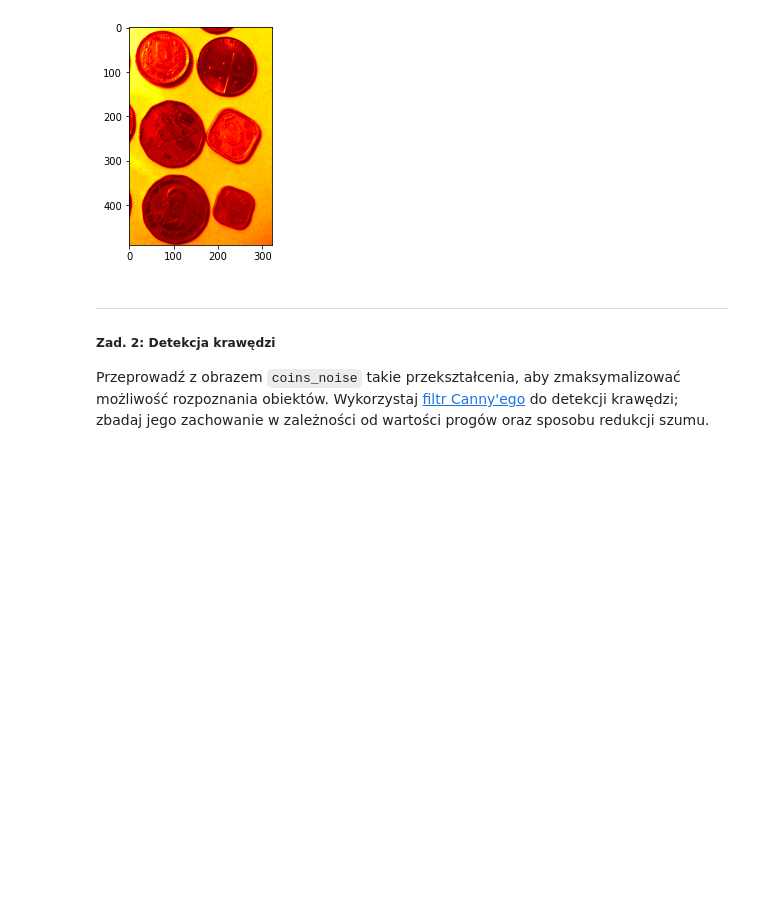
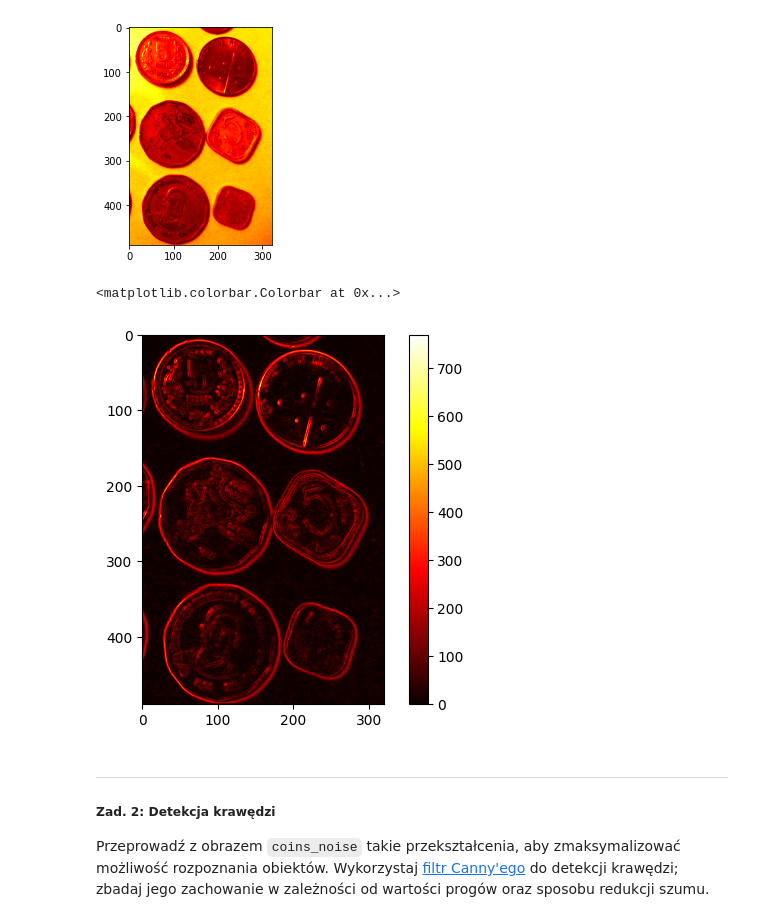
Before and after one commit to xizula/Image-Processing, a Jupyter notebook: Lab3/Lab3_zadanie.ipynb, the cells around one changed output. Saved outputs shown, nothing was run; the diff lists cells and outputs as text; code cells hidden in the pictures; blank space fills up the shorter version.

```diff
--- a/Lab3/Lab3_zadanie.ipynb
+++ b/Lab3/Lab3_zadanie.ipynb
@@ -14,7 +14,7 @@ Wykonaj dla obrazu `coins` sztuczny obraz ilustrujący wielkość (moduł) wekto
 Gdzie gradienty są bliskie zera?
 Czy uzyskany wynik pozwoliłby np. na detekcję obiektów?
 # %%
-coins = cv2.imread('Monety_szare.bmp', cv2.IMREAD_GRAYSCALE)
+coins = cv2.imread('../dane/Monety_szare.bmp', cv2.IMREAD_GRAYSCALE)
 Image.fromarray(coins)
 # %% [output]
 [figure]
@@ -25,6 +25,16 @@ plt.imshow(coins, cmap='hot') # przykład wyświetlania z mapą kolorów
 # %% [output]
 <matplotlib.image.AxesImage at 0x...>
 [figure]
+# %%
+sobelx = cv2.Sobel(src=coins, ddepth=cv2.CV_64F, dx=1, dy=0, ksize=3)
+sobely = cv2.Sobel(src=coins, ddepth=cv2.CV_64F, dx=0, dy=1, ksize=3)
+G = np.sqrt((sobelx**2) + (sobely**2))
+# %%
+im = plt.imshow(G, cmap='hot')
+plt.colorbar(im)
+# %% [output]
+<matplotlib.colorbar.Colorbar at 0x...>
+[figure, added]
 # %% [markdown]
 ---
 
```
Also changed, not shown: parts of 11 cells of this notebook.
